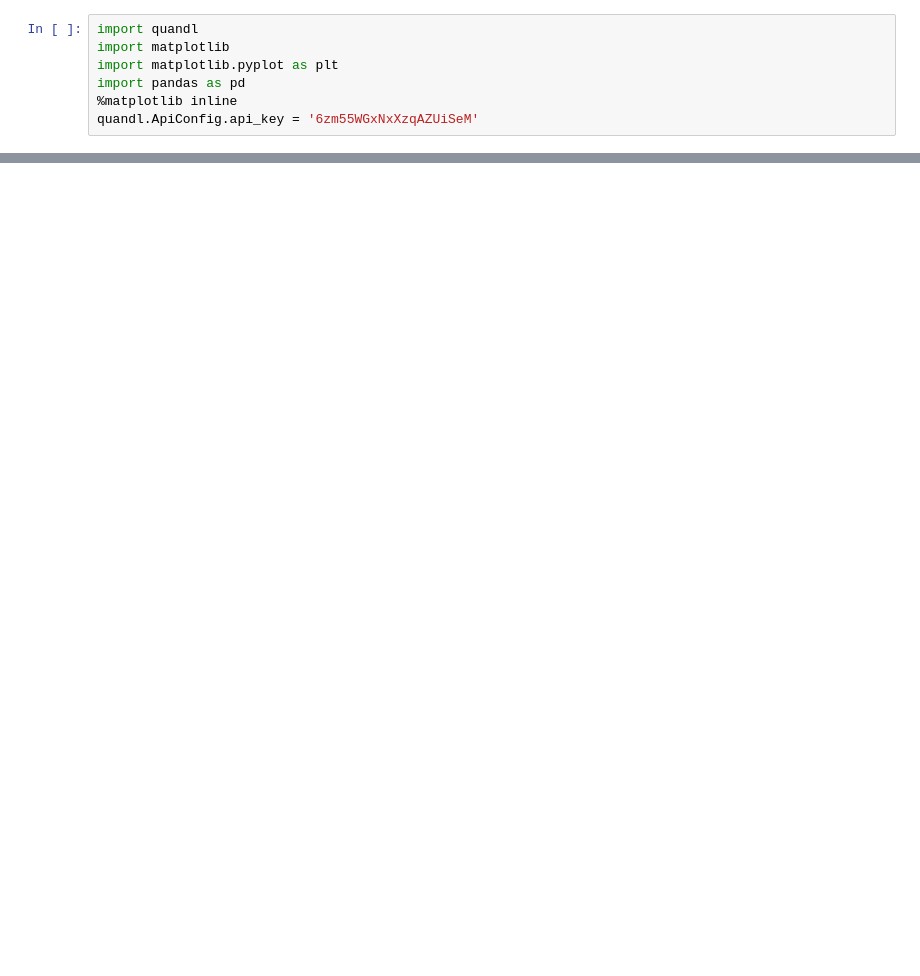
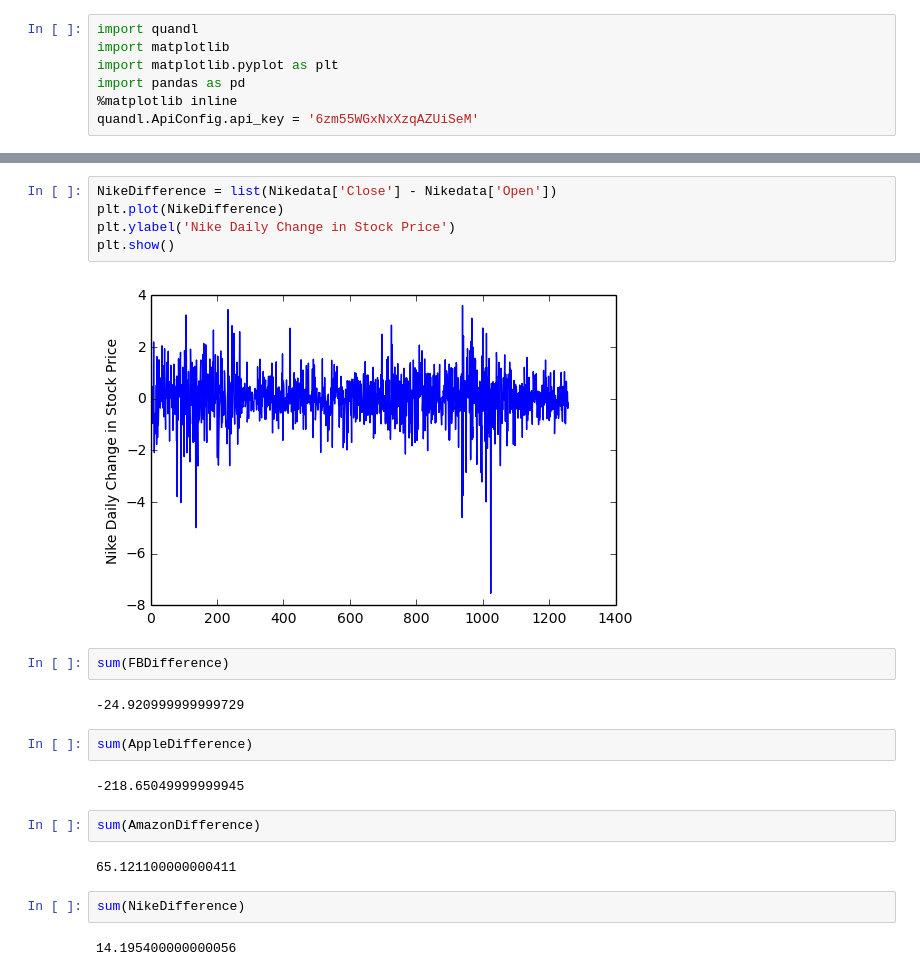
Before and after one commit to adeshpande3/Quandl-Machine-Learning, a Jupyter notebook: QuandlTest.ipynb, the cells around one changed output, grey strips where cells are left out. Cells and saved outputs as stored; diff of their text form; blank space fills up the shorter version.

```diff
--- a/QuandlTest.ipynb
+++ b/QuandlTest.ipynb
@@ -30,0 +34,23 @@ plt.show()
+# %%
+NikeDifference = list(Nikedata['Close'] - Nikedata['Open'])
+plt.plot(NikeDifference)
+plt.ylabel('Nike Daily Change in Stock Price')
+plt.show()
+# %% [output]
+[figure, added]
+# %%
+sum(FBDifference)
+# %% [output]
+-24.920999999999729
+# %%
+sum(AppleDifference)
+# %% [output]
+-218.65049999999945
+# %%
+sum(AmazonDifference)
+# %% [output]
+65.121100000000411
+# %%
+sum(NikeDifference)
+# %% [output]
+14.195400000000056
```
Also changed, not shown: parts of 10 cells of this notebook.
